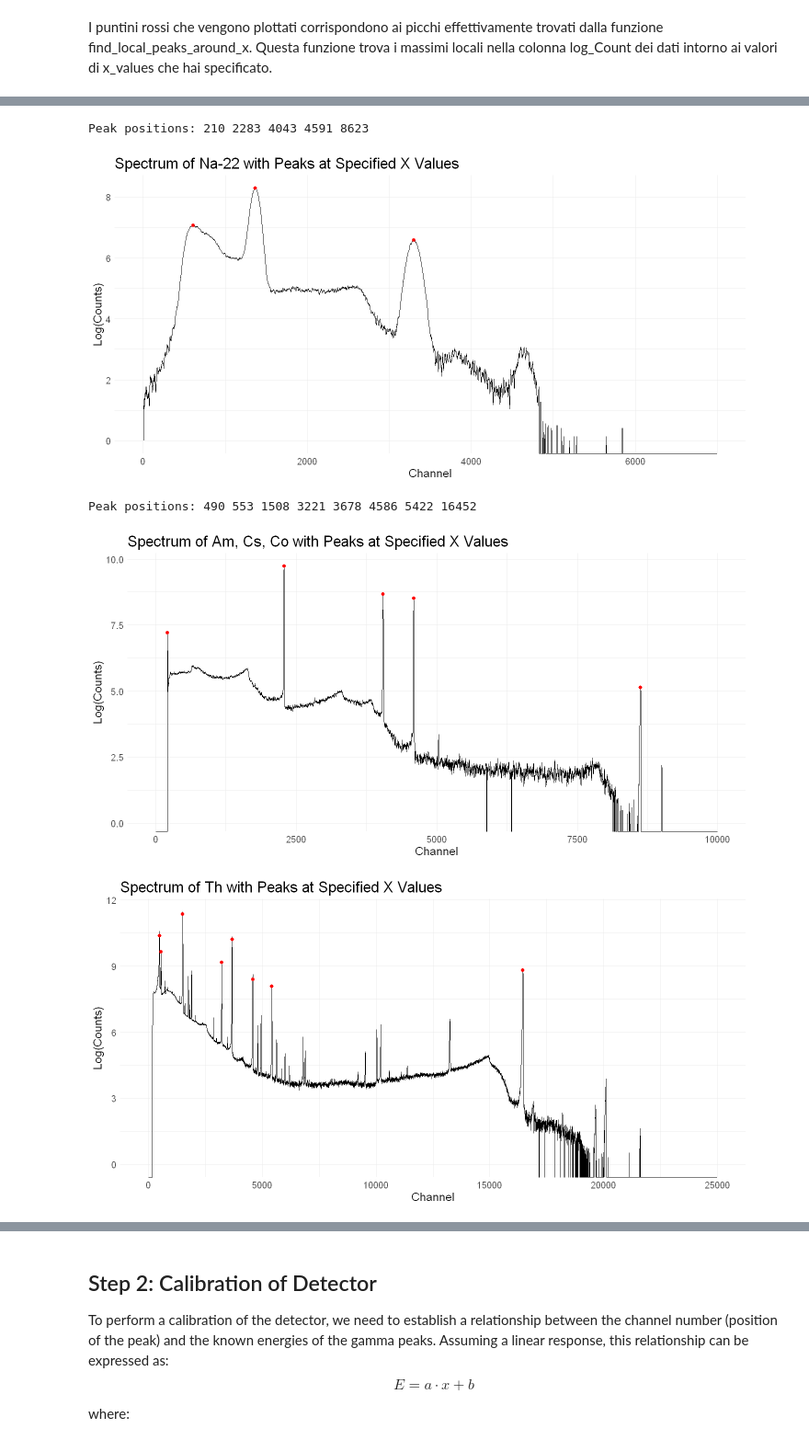
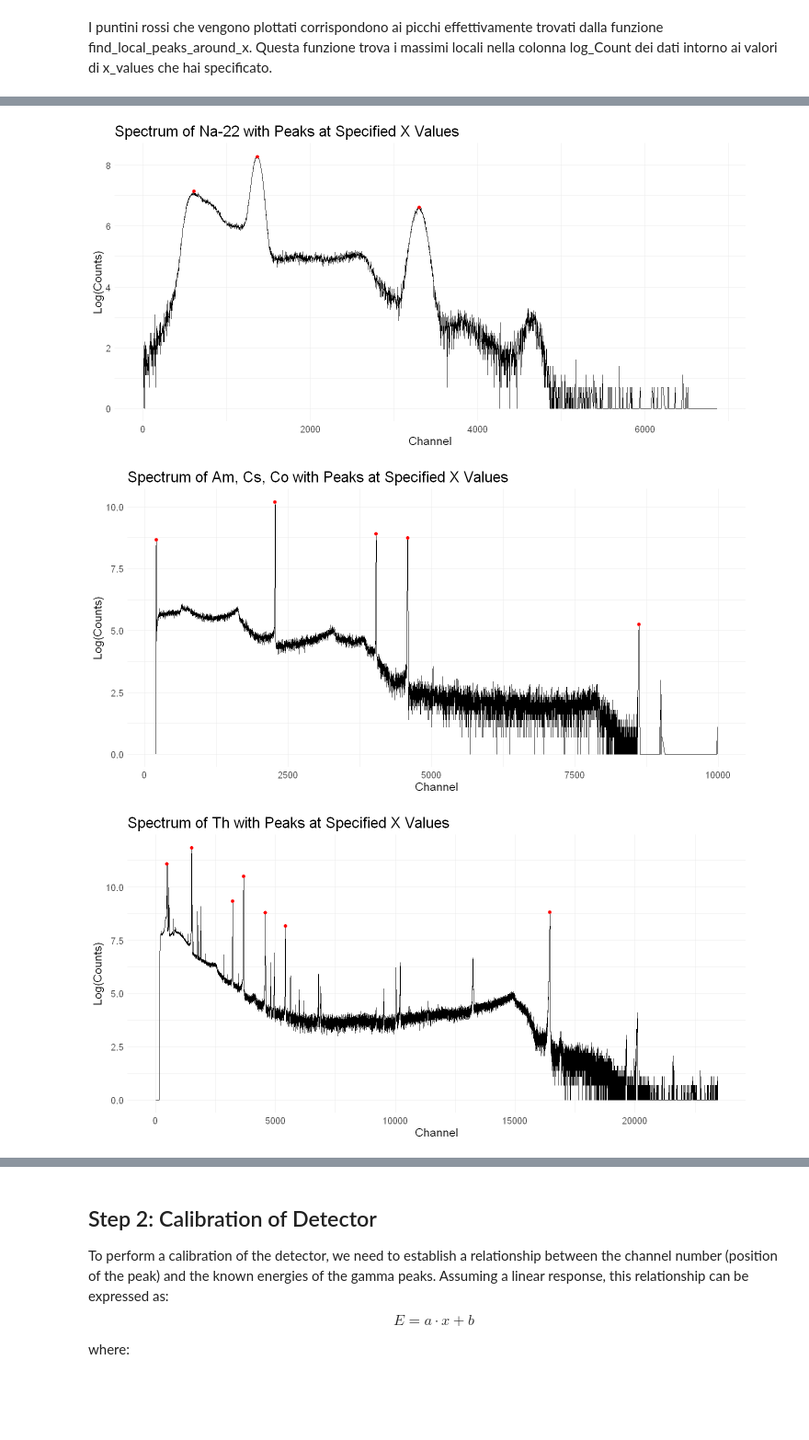
Before and after one commit to EugeniaBoccanera/R_project, a Jupyter notebook: Group_22.ipynb, the cells around one changed output, grey strips where cells are left out. Shown at 92% size. Drawn from its saved outputs; the diff is of its cells as text; code cells hidden in the pictures; blank space fills up the shorter version.

```diff
--- a/Group_22.ipynb
+++ b/Group_22.ipynb
@@ -147,19 +128,19 @@ colnames(gr11_na22) <- c("Channel", "Count")
 colnames(IC48A_AmCsCo) <- c("Channel", "Count")
 colnames(IC48A_Th) <- c("Channel", "Count")
 
+# Drop the rows with Count <= 0
+gr11_co60 <- gr11_co60[gr11_co60$Count > 0, ]
+gr11_cs137 <- gr11_cs137[gr11_cs137$Count > 0, ]
+gr11_na22 <- gr11_na22[gr11_na22$Count > 0, ]
+IC48A_AmCsCo <- IC48A_AmCsCo[IC48A_AmCsCo$Count > 0, ]
+IC48A_Th <- IC48A_Th[IC48A_Th$Count >0, ]
+
 # Add the column log_Count
 gr11_co60$log_Count <- log(gr11_co60$Count)
 gr11_cs137$log_Count <- log(gr11_cs137$Count)
 gr11_na22$log_Count <- log(gr11_na22$Count)
 IC48A_AmCsCo$log_Count <- log(IC48A_AmCsCo$Count)
 IC48A_Th$log_Count <- log(IC48A_Th$Count)
-
-# Drop the rows with Count < 0
-gr11_co60 <- gr11_co60[gr11_co60$Count >= 0, ]
-gr11_cs137 <- gr11_cs137[gr11_cs137$Count >= 0, ]
-gr11_na22 <- gr11_na22[gr11_na22$Count >= 0, ]
-IC48A_AmCsCo <- IC48A_AmCsCo[IC48A_AmCsCo$Count >= 0, ]
-IC48A_Th <- IC48A_Th[IC48A_Th$Count >= 0, ]
 # %% [markdown]
 ### c. Inspect the Data - Plot the Spectra
 # %% [markdown]
@@ -199,7 +180,6 @@ I valori levigati vengono salvati in smoothed_values
 # %% [markdown]
 I puntini rossi che vengono plottati corrispondono ai picchi effettivamente trovati dalla funzione find_local_peaks_around_x. Questa funzione trova i massimi locali nella colonna log_Count dei dati intorno ai valori di x_values che hai specificato.
 # %%
-### funz con posizioni specifiche
 # Function to find indices of values closest to specified x values
 find_indices_around_x <- function(data, x_values) {
   indices <- numeric(0)
@@ -210,28 +190,13 @@ find_indices_around_x <- function(data, x_values) {
   return(indices)
 }
 
-# Function to smooth data
-smooth_data <- function(data, window_size) {
-  smoothed_values <- movavg(data$log_Count, n = window_size, type = "s")
-  smoothed_data <- data
-  smoothed_data$log_Count <- smoothed_values
-  return(smoothed_data)
-}
 
 # Function to find and print peaks around specified x values
-find_and_print_peaks_around_x <- function(data, title, x_values, window_size, apply_smoothing = TRUE) {
-  if (apply_smoothing) {
-    # Smooth the data
-    data <- smooth_data(data, window_size)
-  }
-
+find_and_plot_peaks_around_x <- function(data, title, x_values) {
   indices <- find_indices_around_x(data, x_values)
 
   # Get peak positions
   peak_positions <- data$Channel[indices]
-
-  # Print peak positions
-  cat("Peak positions:", peak_positions, "\n")
 
   # Plot the data with red points at specified x values
   ggplot(data, aes(x = Channel, y = log_Count)) +
@@ -246,15 +211,31 @@ find_and_print_peaks_around_x <- function(data, title, x_values, window_size, ap
           axis.text = element_text(size = 12))
 }
 
+find_and_return_peaks_around_x <- function(data, x_values) {
+  indices <- find_indices_around_x(data, x_values)
+
+  # Get peak positions
+  peak_positions <- data$Channel[indices]
+
+  # Return peak positions
+  return(peak_positions)
+}
+
 # Test function with different parameters
-position_co60 <- c(649, 3059, 3459)
+position_co60 <- c(647, 3058, 3458)
 position_cs137 <- c(600, 1779)
 position_na22 <- c(609, 1366, 3302)
-position_AmCsCo<- c(210, 2283, 4043, 4591, 8623)
-position_Th <- c( 490, 553, 1508, 3221, 3678, 4586, 5422, 16452) # mancano
-find_and_print_peaks_around_x(gr11_co60, "Spectrum of Co-60 with Peaks at Specified X Values", x_values =position_co60, window_size = 5, apply_smoothing = TRUE)
-find_and_print_peaks_around_x(gr11_cs137, "Spectrum of Cs-137 with Peaks at Specified X Values", x_values = position_cs137, window_size = 5, apply_smoothing = TRUE)
-find_and_print_peaks_around_x(gr11_na22, "Spectrum of Na-22 with Peaks at Specified X Values", x_values = position_na22, window_size = 5, apply_smoothing = TRUE)
-find_and_print_peaks_around_x(IC48A_AmCsCo, "Spectrum of Am, Cs, Co with Peaks at Specified X Values", x_values = position_AmCsCo, window_size = 8, apply_smoothing = TRUE)
-find_and_print_peaks_around_x(IC48A_Th, "Spectrum of Th with Peaks at Specified X Values", x_values = position_Th, window_size = 8, apply_smoothing = TRUE)
+position_AmCsCo<- c(206, 2280, 4041, 4589, 8623)
+position_Th <- c( 485, 1504, 3218, 3674, 4581, 5420, 16452) # mancano
+find_and_plot_peaks_around_x(gr11_co60, "Spectrum of Co-60 with Peaks at Specified X Values", x_values =position_co60)
+find_and_plot_peaks_around_x(gr11_cs137, "Spectrum of Cs-137 with Peaks at Specified X Values", x_values = position_cs137)
+find_and_plot_peaks_around_x(gr11_na22, "Spectrum of Na-22 with Peaks at Specified X Values", x_values = position_na22)
+find_and_plot_peaks_around_x(IC48A_AmCsCo, "Spectrum of Am, Cs, Co with Peaks at Specified X Values", x_values = position_AmCsCo)
+find_and_plot_peaks_around_x(IC48A_Th, "Spectrum of Th with Peaks at Specified X Values", x_values = position_Th)
+
+peaks_co60 <- find_and_return_peaks_around_x (gr11_co60, x_values = position_co60)
+peaks_cs137 <- find_and_return_peaks_around_x (gr11_cs137, x_values = position_cs137)
+peaks_na22 <- find_and_return_peaks_around_x (gr11_na22, x_values = position_na22)
+peaks_AmCsCo <- find_and_return_peaks_around_x (IC48A_AmCsCo, x_values = position_AmCsCo)
+peaks_Th <- find_and_return_peaks_around_x (IC48A_Th, x_values = position_Th)
 # %% [output]
@@ -266,5 +244,3 @@ Peak positions: 609 1365 3301
-Peak positions: 210 2283 4043 4591 8623
-[figure, old version]
+[figure, new version]
-Peak positions: 490 553 1508 3221 3678 4586 5422 16452
-[figure, old version]
+[figure, new version]
-[figure, old version]
+[figure, new version]
```
Also changed, not shown: parts of 27 cells of this notebook.
